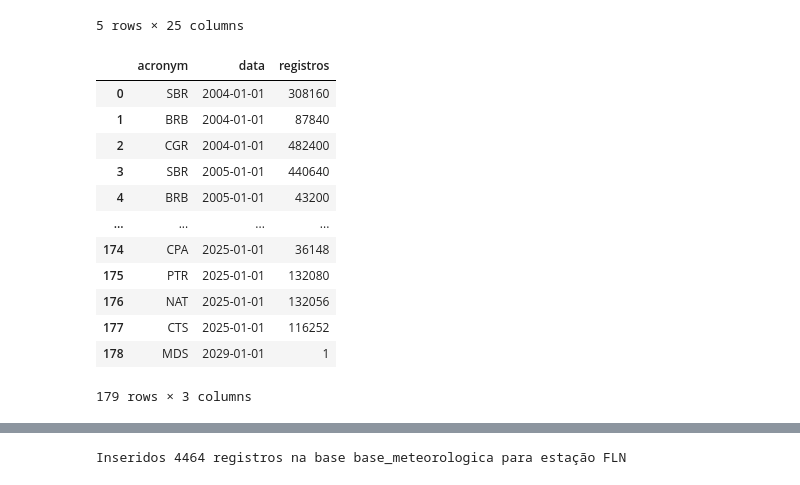
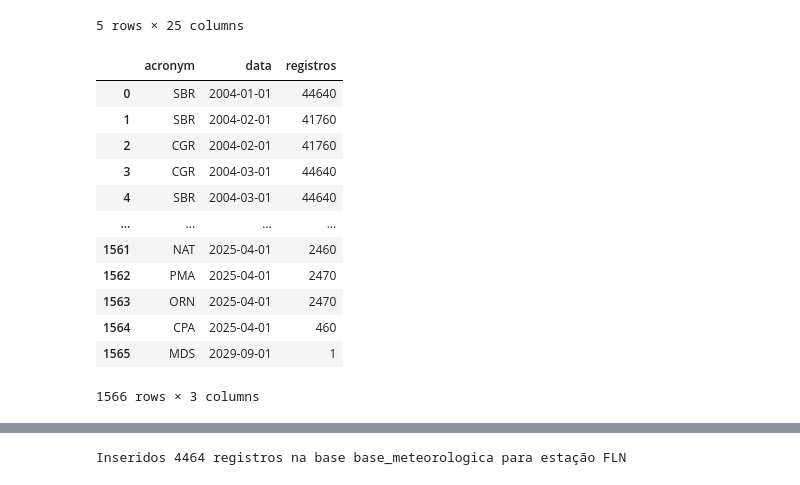
Before and after one commit to labren/sonda-curadoria, a Jupyter notebook: analise_exploratoria.ipynb, the cells around one changed output, grey strips where cells are left out. Cells and saved outputs as stored; diff of their text form; code cells hidden in the pictures.

```diff
--- a/analise_exploratoria.ipynb
+++ b/analise_exploratoria.ipynb
@@ -121,19 +121,21 @@ def verifica_temporal(base):
     ORDER BY data
     """
     return con.execute(query).fetch_df()
-# %%
-verifica_temporal(BASE_SOLARIMETRICA)
-# %% [output]
-|  | acronym | data | registros |
-| 0 | SBR | 2004-01-01 | 308160 |
-| 1 | BRB | 2004-01-01 | 87840 |
-| 2 | CGR | 2004-01-01 | 482400 |
-| 3 | SBR | 2005-01-01 | 440640 |
-| 4 | BRB | 2005-01-01 | 43200 |
-| ... | ... | ... | ... |
-| 174 | CPA | 2025-01-01 | 36148 |
-| 175 | PTR | 2025-01-01 | 132080 |
-| 176 | NAT | 2025-01-01 | 132056 |
-| 177 | CTS | 2025-01-01 | 116252 |
-| 178 | MDS | 2029-01-01 | 1 |
-179 rows × 3 columns
+# %%
+temporal_solar = verifica_temporal(BASE_SOLARIMETRICA)
+# %%
+temporal_solar
+# %% [output]
+|  | acronym | data | registros |
+| 0 | SBR | 2004-01-01 | 44640 |
+| 1 | SBR | 2004-02-01 | 41760 |
+| 2 | CGR | 2004-02-01 | 41760 |
+| 3 | CGR | 2004-03-01 | 44640 |
+| 4 | SBR | 2004-03-01 | 44640 |
+| ... | ... | ... | ... |
+| 1561 | NAT | 2025-04-01 | 2460 |
+| 1562 | PMA | 2025-04-01 | 2470 |
+| 1563 | ORN | 2025-04-01 | 2470 |
+| 1564 | CPA | 2025-04-01 | 460 |
+| 1565 | MDS | 2029-09-01 | 1 |
+1566 rows × 3 columns
```
Also changed, not shown: parts of 2 cells of this notebook.
